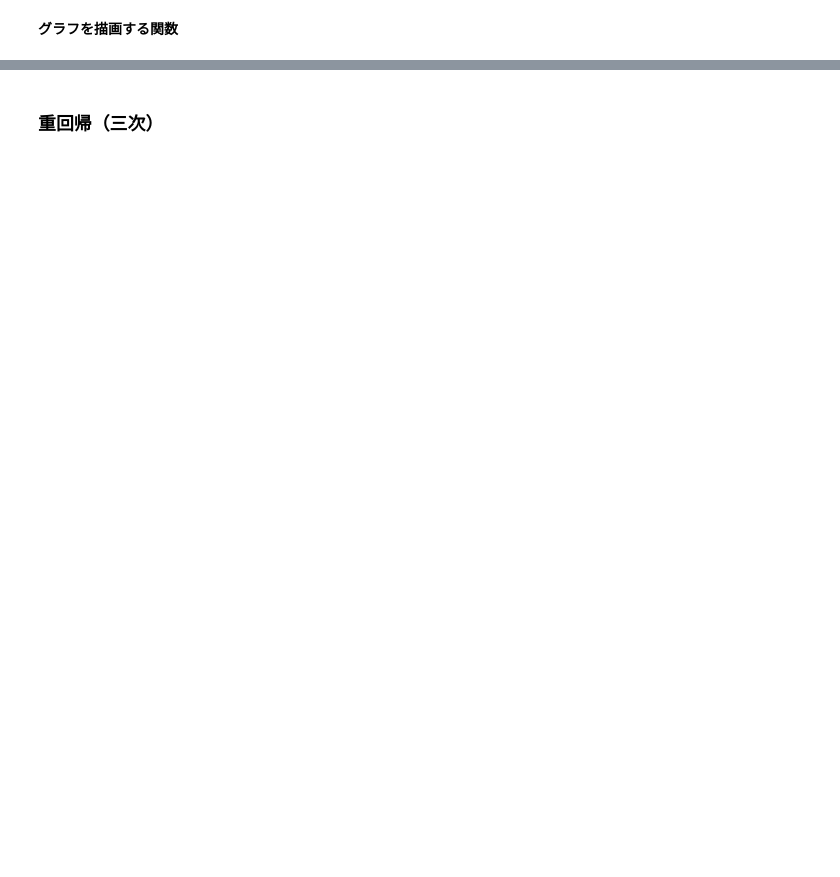
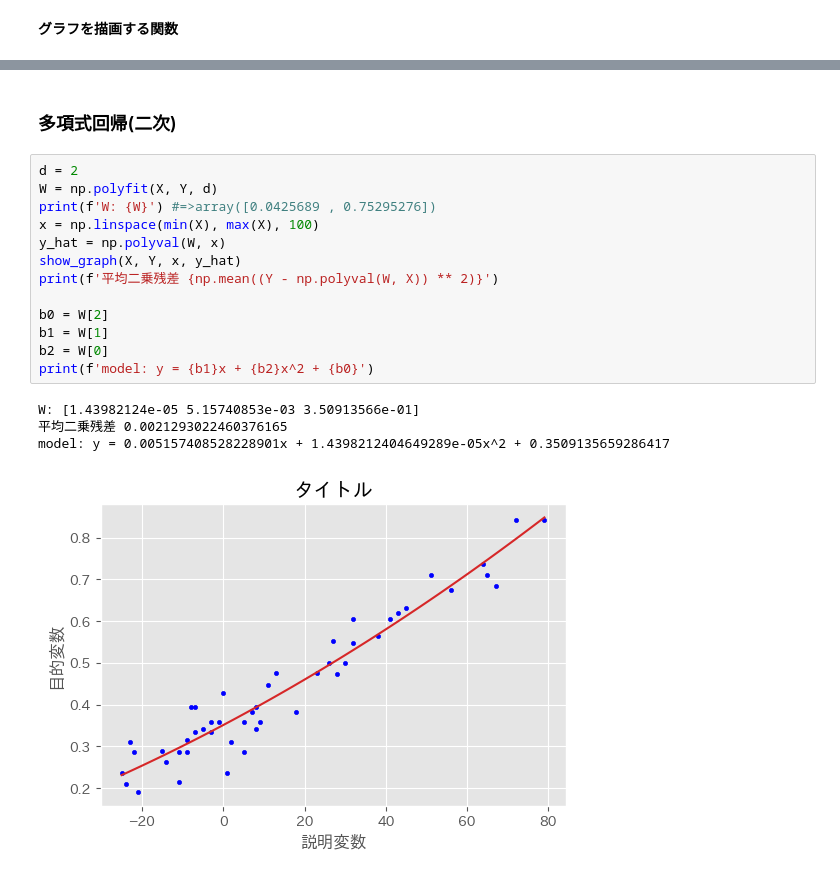
Before and after one commit to yakicity/FIFA22, a Jupyter notebook: analysis/teamHistory.ipynb, the cells around one changed output, grey strips where cells are left out. Drawn from its saved outputs; the diff is of its cells as text; blank space fills up the shorter version.

```diff
--- a/analysis/teamHistory.ipynb
+++ b/analysis/teamHistory.ipynb
@@ -94,2 +108,20 @@ LinearRegression()
 # %% [markdown]
-### 重回帰（三次）
+### 多項式回帰(二次)
+# %%
+d = 2
+W = np.polyfit(X, Y, d)
+print(f'W: {W}') #=>array([0.0425689 , 0.75295276])
+x = np.linspace(min(X), max(X), 100)
+y_hat = np.polyval(W, x)
+show_graph(X, Y, x, y_hat)
+print(f'平均二乗残差 {np.mean((Y - np.polyval(W, X)) ** 2)}')
+
+b0 = W[2]
+b1 = W[1]
+b2 = W[0]
+print(f'model: y = {b1}x + {b2}x^2 + {b0}')
+# %% [output]
+W: [1.43982124e-05 5.15740853e-03 3.50913566e-01]
+平均二乗残差 0.0021293022460376165
+model: y = 0.005157408528228901x + 1.4398212404649289e-05x^2 + 0.3509135659286417
+[figure, added]
```
Also changed, not shown: parts of 28 cells of this notebook, 1 other file.
